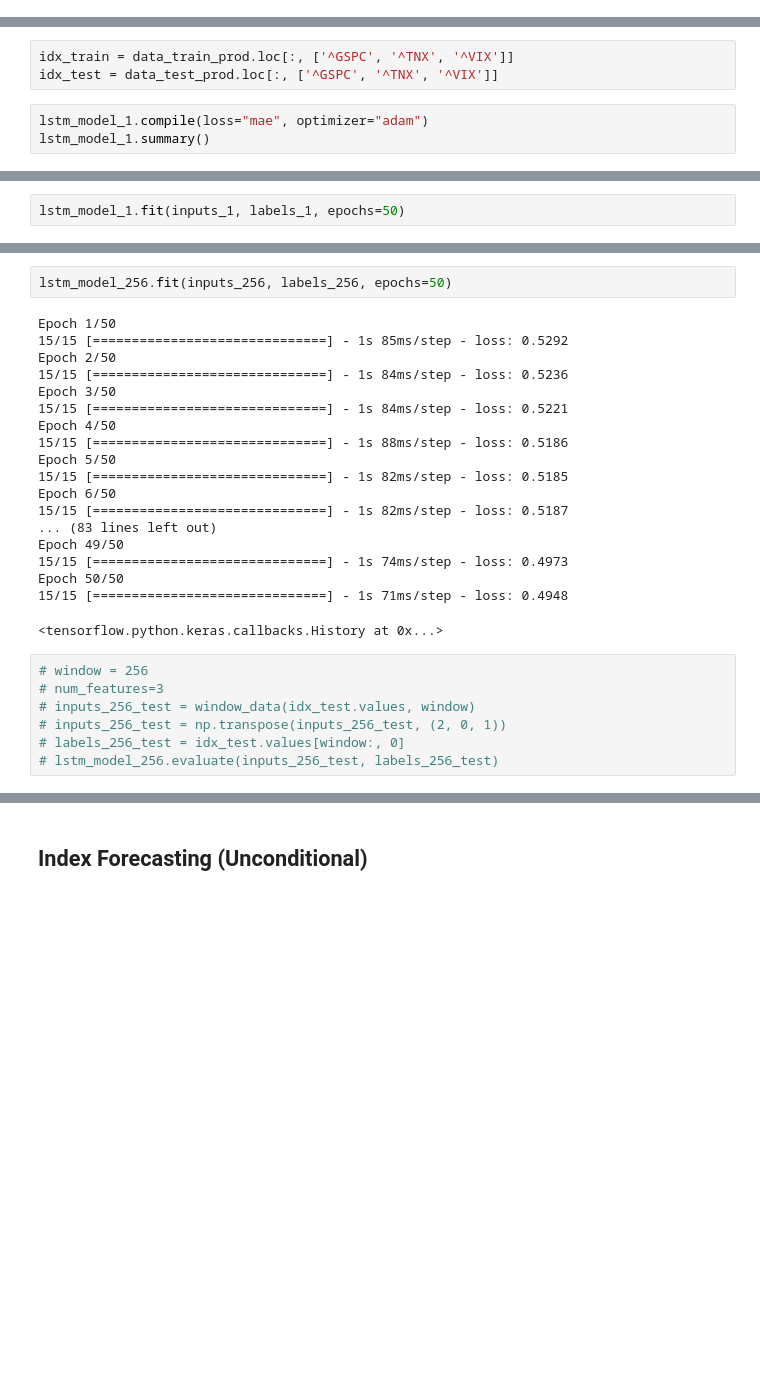
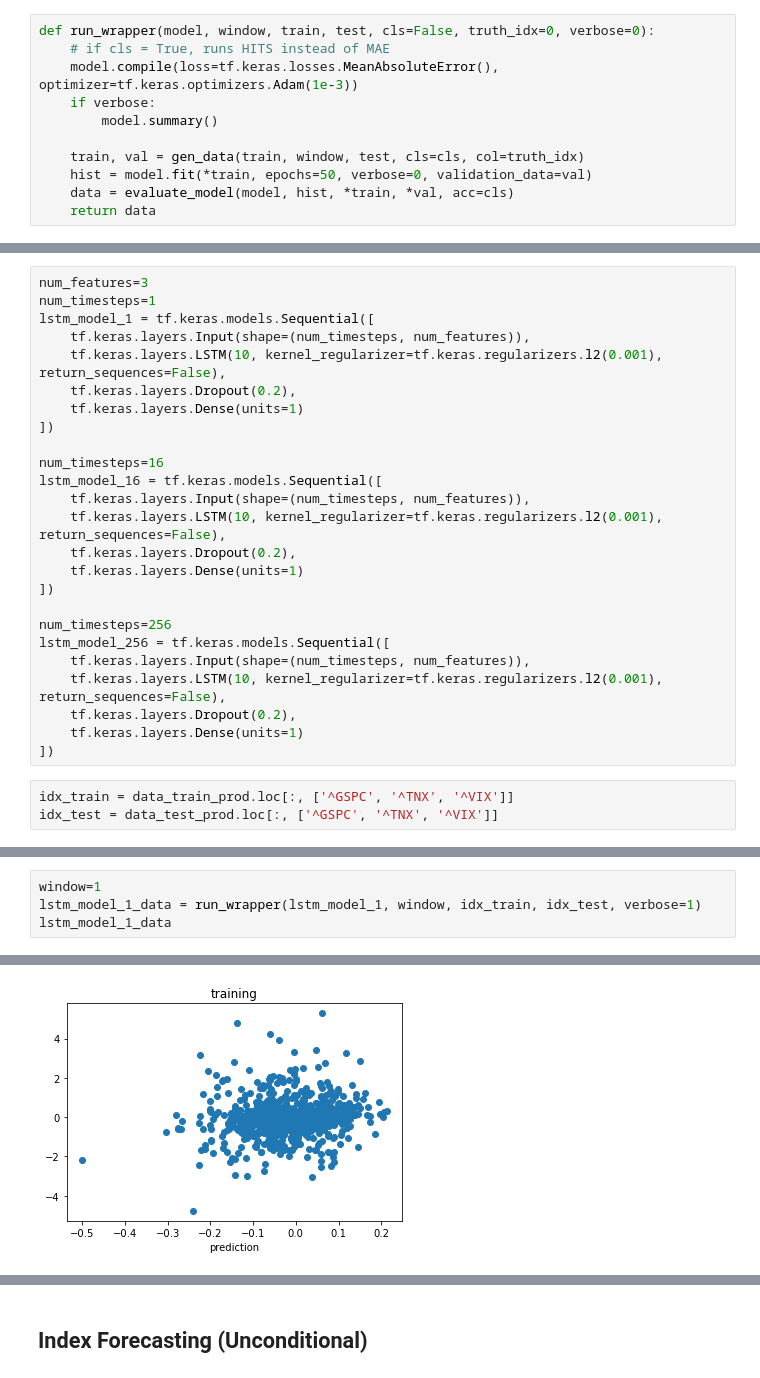
Before and after one commit to navin9292/Google_Wavenet-_Model, a Jupyter notebook: LSTM.ipynb, the cells around one changed output, grey strips where cells are left out. Cells and saved outputs as stored; diff of their text form; blank space fills up the shorter version.

Commit message:
LSTM code wrappers + requirements

```diff
--- a/LSTM.ipynb
+++ b/LSTM.ipynb
@@ -154,8 +216,41 @@ print(list(data_train_prod.columns))
+# %%
+def run_wrapper(model, window, train, test, cls=False, truth_idx=0, verbose=0):
+    # if cls = True, runs HITS instead of MAE
+    model.compile(loss=tf.keras.losses.MeanAbsoluteError(), optimizer=tf.keras.optimizers.Adam(1e-3))
+    if verbose:
+        model.summary()
+
+    train, val = gen_data(train, window, test, cls=cls, col=truth_idx)
+    hist = model.fit(*train, epochs=50, verbose=0, validation_data=val)
+    data = evaluate_model(model, hist, *train, *val, acc=cls)
+    return data
 # %% [markdown]
 ## Index Forecasting (Conditional)
+# %%
+num_features=3
+num_timesteps=1
+lstm_model_1 = tf.keras.models.Sequential([
+    tf.keras.layers.Input(shape=(num_timesteps, num_features)),
+    tf.keras.layers.LSTM(10, kernel_regularizer=tf.keras.regularizers.l2(0.001), return_sequences=False),
+    tf.keras.layers.Dropout(0.2),
+    tf.keras.layers.Dense(units=1)
+])
+
+num_timesteps=16
+lstm_model_16 = tf.keras.models.Sequential([
+    tf.keras.layers.Input(shape=(num_timesteps, num_features)),
+    tf.keras.layers.LSTM(10, kernel_regularizer=tf.keras.regularizers.l2(0.001), return_sequences=False),
+    tf.keras.layers.Dropout(0.2),
+    tf.keras.layers.Dense(units=1)
+])
+
+num_timesteps=256
+lstm_model_256 = tf.keras.models.Sequential([
+    tf.keras.layers.Input(shape=(num_timesteps, num_features)),
+    tf.keras.layers.LSTM(10, kernel_regularizer=tf.keras.regularizers.l2(0.001), return_sequences=False),
+    tf.keras.layers.Dropout(0.2),
+    tf.keras.layers.Dense(units=1)
+])
 # %%
 idx_train = data_train_prod.loc[:, ['^GSPC', '^TNX', '^VIX']]
 idx_test = data_test_prod.loc[:, ['^GSPC', '^TNX', '^VIX']]
-# %%
-lstm_model_1.compile(loss="mae", optimizer="adam")
-lstm_model_1.summary()
@@ -182,2 +256,0 @@ labels_1 = idx_train.values[window:, 0]
-# %%
-lstm_model_1.fit(inputs_1, labels_1, epochs=50)
@@ -296,28 +257,5 @@ _________________________________________________________________
-# %%
-lstm_model_256.fit(inputs_256, labels_256, epochs=50)
-# %% [output]
-Epoch 1/50
-15/15 [==============================] - 1s 85ms/step - loss: 0.5292
-Epoch 2/50
-15/15 [==============================] - 1s 84ms/step - loss: 0.5236
-Epoch 3/50
-15/15 [==============================] - 1s 84ms/step - loss: 0.5221
-Epoch 4/50
-15/15 [==============================] - 1s 88ms/step - loss: 0.5186
-Epoch 5/50
-15/15 [==============================] - 1s 82ms/step - loss: 0.5185
-Epoch 6/50
-15/15 [==============================] - 1s 82ms/step - loss: 0.5187
-... (83 lines left out)
-Epoch 49/50
-15/15 [==============================] - 1s 74ms/step - loss: 0.4973
-Epoch 50/50
-15/15 [==============================] - 1s 71ms/step - loss: 0.4948
-<tensorflow.python.keras.callbacks.History at 0x...>
-# %%
-# window = 256
-# num_features=3
-# inputs_256_test = window_data(idx_test.values, window)
-# inputs_256_test = np.transpose(inputs_256_test, (2, 0, 1))
-# labels_256_test = idx_test.values[window:, 0]
-# lstm_model_256.evaluate(inputs_256_test, labels_256_test)
+# %%
+window=1
+lstm_model_1_data = run_wrapper(lstm_model_1, window, idx_train, idx_test, verbose=1)
+lstm_model_1_data
+# %% [output]
@@ -323,0 +276 @@ Epoch 50/50
+[figure, added]
```
Also changed, not shown: parts of 41 cells of this notebook, 1 other file.
